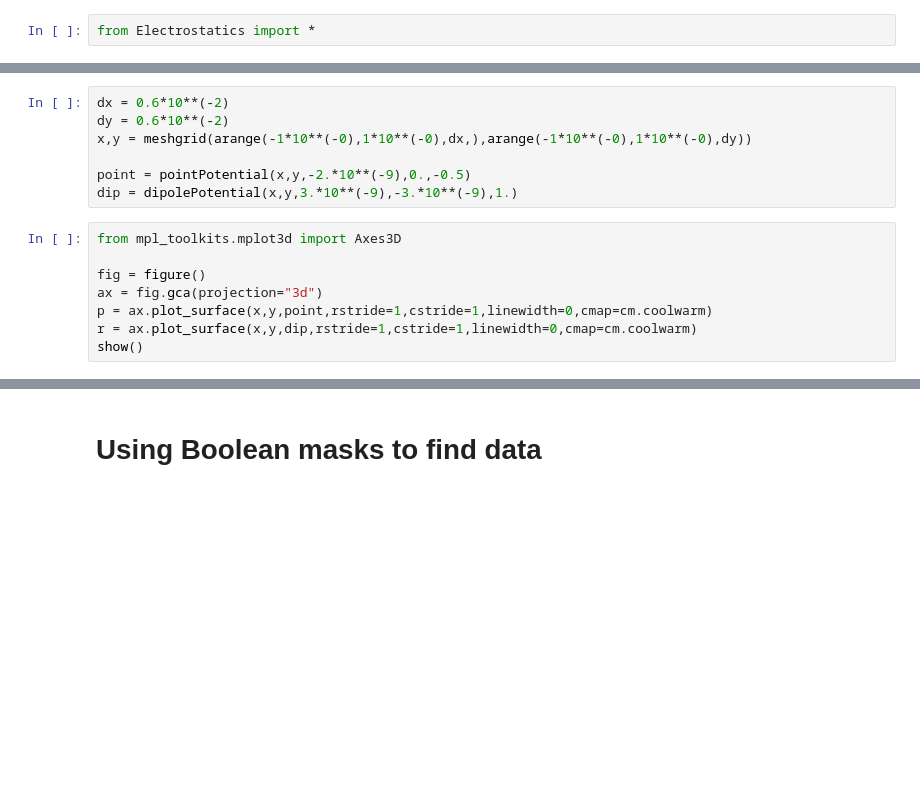
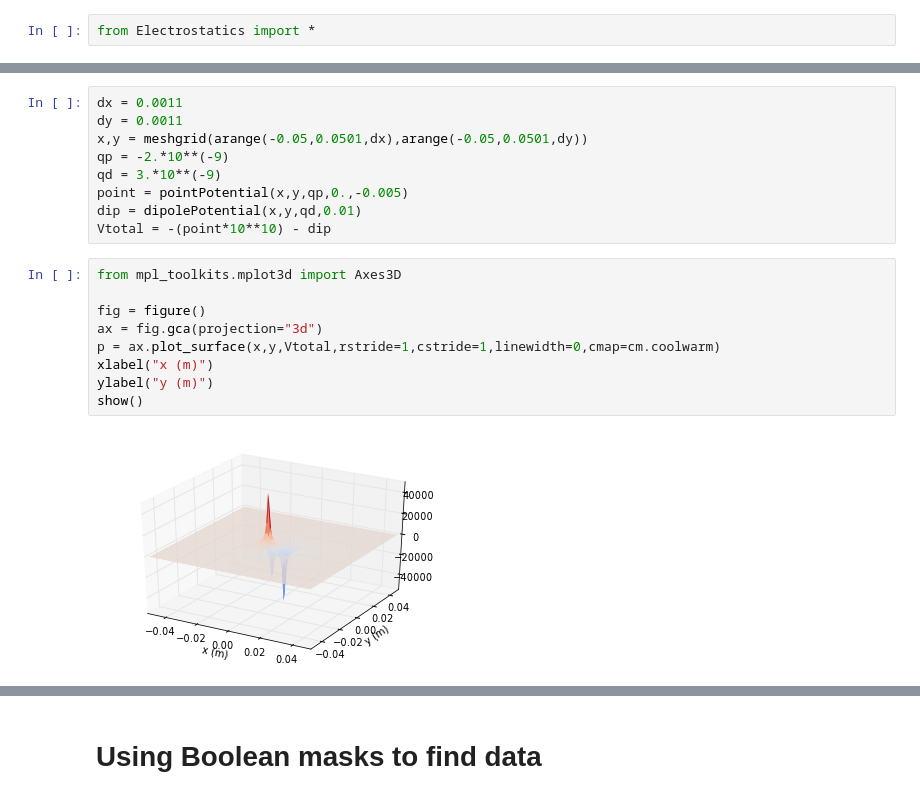
Before and after one commit to dcrose/PHYS202-S13, a Jupyter notebook: Week4/ThursdayNotes.ipynb, the cells around one changed output, grey strips where cells are left out. Cells and saved outputs as stored; diff of their text form; blank space fills up the shorter version.

```diff
--- a/Week4/ThursdayNotes.ipynb
+++ b/Week4/ThursdayNotes.ipynb
@@ -3,15 +17,20 @@ from Electrostatics import *
 # %%
-dx = 0.6*10**(-2)
-dy = 0.6*10**(-2)
-x,y = meshgrid(arange(-1*10**(-0),1*10**(-0),dx,),arange(-1*10**(-0),1*10**(-0),dy))
-
-point = pointPotential(x,y,-2.*10**(-9),0.,-0.5)
-dip = dipolePotential(x,y,3.*10**(-9),-3.*10**(-9),1.)
+dx = 0.0011
+dy = 0.0011
+x,y = meshgrid(arange(-0.05,0.0501,dx),arange(-0.05,0.0501,dy))
+qp = -2.*10**(-9)
+qd = 3.*10**(-9)
+point = pointPotential(x,y,qp,0.,-0.005)
+dip = dipolePotential(x,y,qd,0.01)
+Vtotal = -(point*10**10) - dip
 # %%
 from mpl_toolkits.mplot3d import Axes3D
 
 fig = figure()
 ax = fig.gca(projection="3d")
-p = ax.plot_surface(x,y,point,rstride=1,cstride=1,linewidth=0,cmap=cm.coolwarm)
-r = ax.plot_surface(x,y,dip,rstride=1,cstride=1,linewidth=0,cmap=cm.coolwarm)
+p = ax.plot_surface(x,y,Vtotal,rstride=1,cstride=1,linewidth=0,cmap=cm.coolwarm)
+xlabel("x (m)")
+ylabel("y (m)")
 show()
+# %% [output]
+[figure, added]
```
Also changed, not shown: parts of 11 cells of this notebook.
